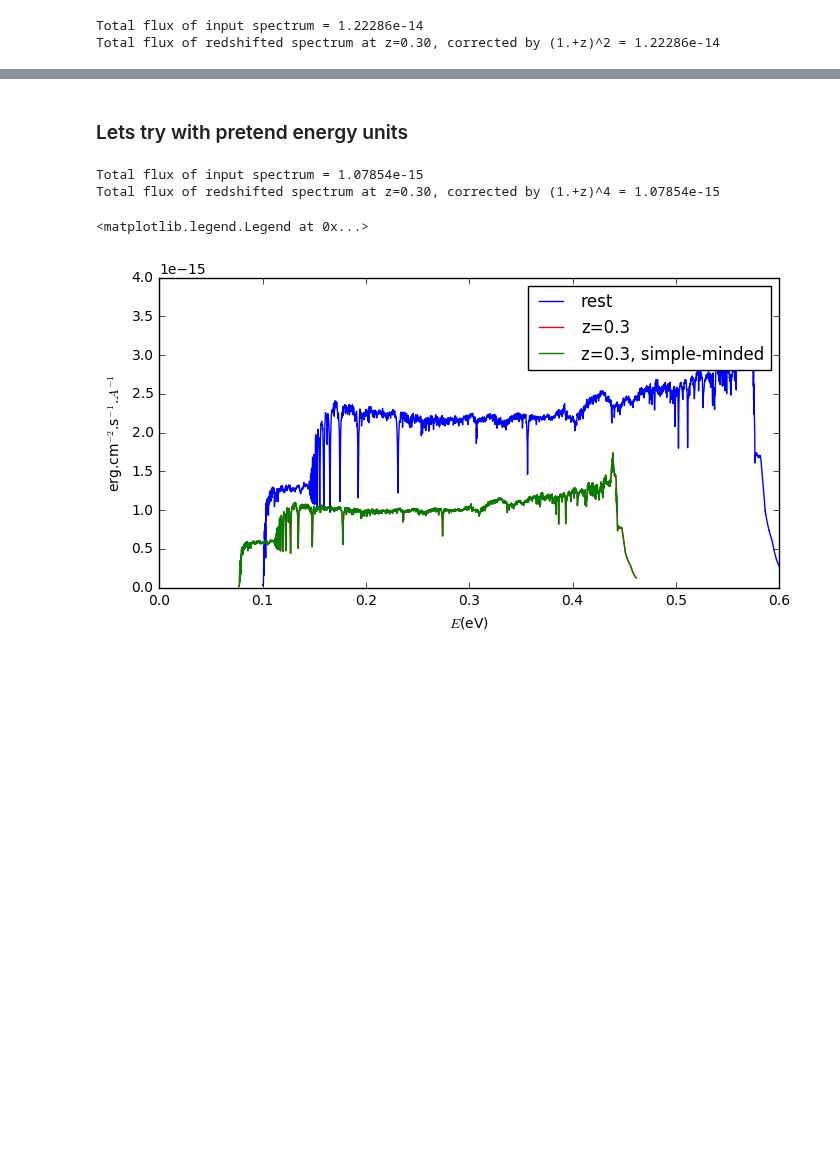
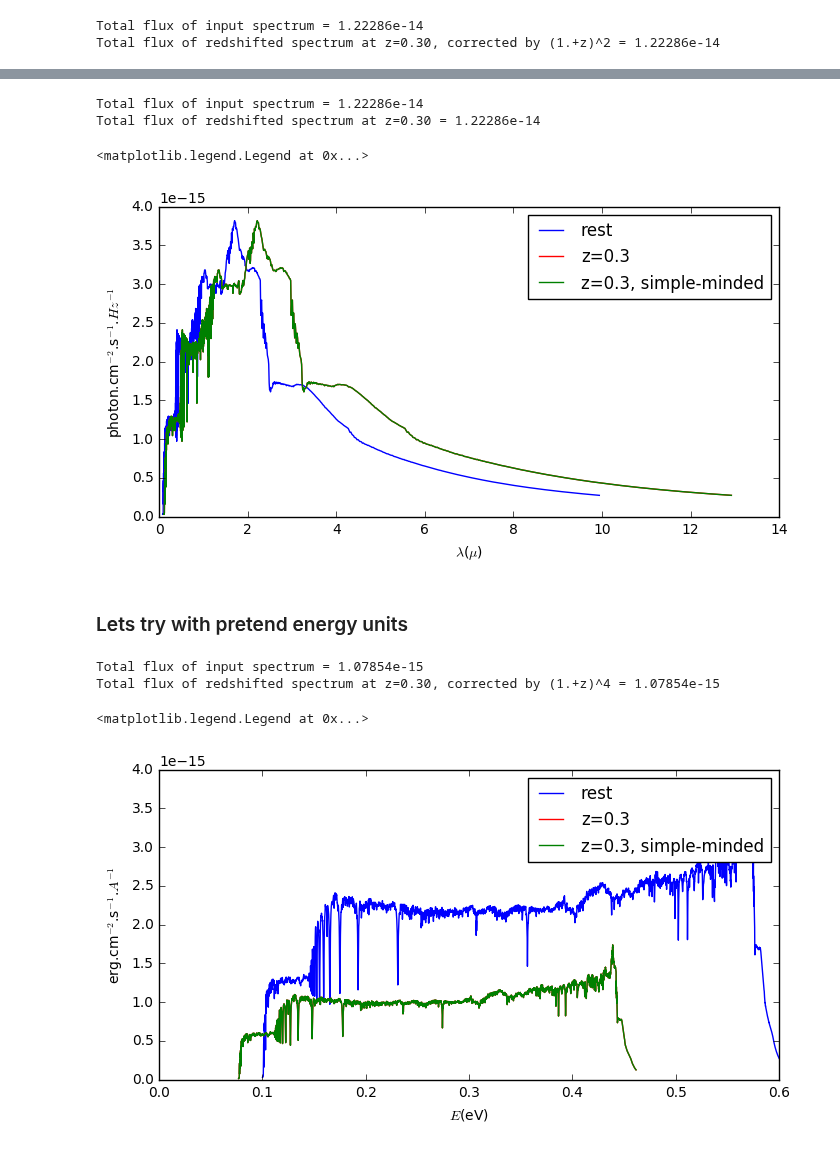
Before and after one commit to ibusko/experiments_specviz, a Jupyter notebook: experiment_redshift.ipynb, the cells around one changed output, grey strips where cells are left out. Cells and saved outputs as stored; diff of their text form; code cells hidden in the pictures; blank space fills up the shorter version.

```diff
--- a/experiment_redshift.ipynb
+++ b/experiment_redshift.ipynb
@@ -185,3 +245,27 @@ plt.legend()
+# %%
+wave_r = wave * (1.+z)
+flux_r = redshift_correction(wave*u.micron, wave_r*u.micron, flux*photnu)
+
+delta = wave[1:] - wave[:-1]
+sum_f = np.sum((flux[1:] * delta))
+print("Total flux of input spectrum = %g" % sum_f)
+delta = wave_r[1:] - wave_r[:-1]
+sum_f = np.sum((flux_r[1:] * delta).value) * (1+z)**(-1)
+print("Total flux of redshifted spectrum at z=%4.2f = %g" % (z, sum_f))
+# %% [output]
+Total flux of input spectrum = 1.22286e-14
+Total flux of redshifted spectrum at z=0.30 = 1.22286e-14
+# %%
+plt.gcf().set_size_inches(8.,4.)
+plt.plot(wave, flux, color='b', label='rest')
+plt.plot(wave_r, flux_r, color='r', label='z='+str(z))
+plt.plot(wave_r, flux, color='g', label='z='+str(z)+', simple-minded')
+plt.xlabel(micron_label)
+plt.ylabel(photnu_label)
+plt.legend()
+# %% [output]
+<matplotlib.legend.Legend at 0x...>
+[figure, added]
 # %% [markdown]
 ### Lets try with pretend energy units
 # %%
```
Also changed, not shown: parts of 19 cells of this notebook.
